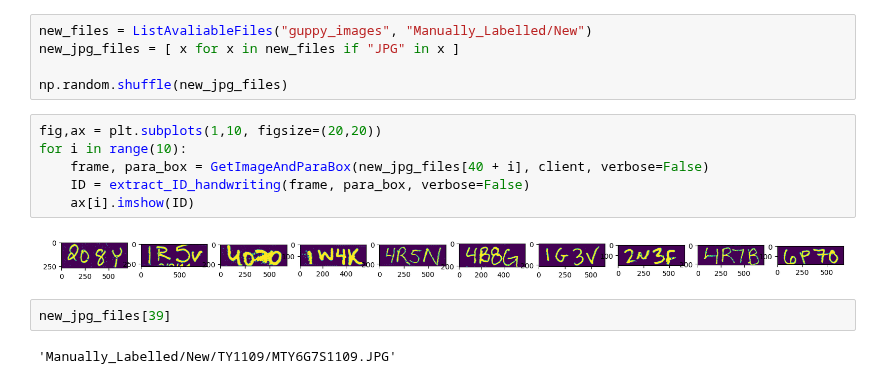
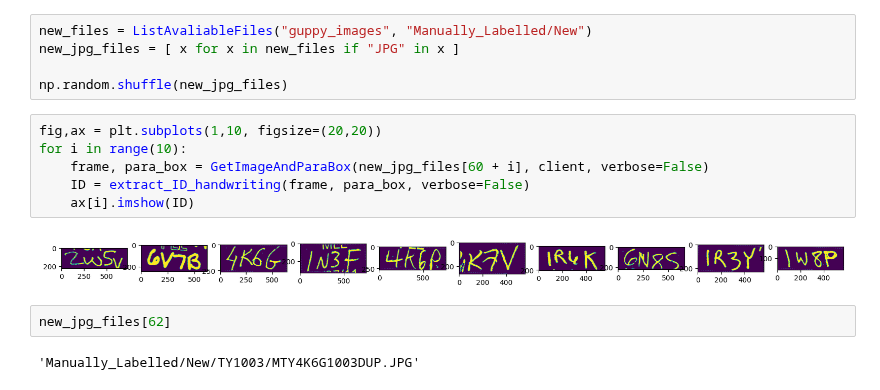
Before and after one commit to Jor-Lee/Guppies, a Jupyter notebook: Python_Files/ML_preprocessing.ipynb, the cells around one changed output. Cells and saved outputs as stored; diff of their text form.

```diff
--- a/Python_Files/ML_preprocessing.ipynb
+++ b/Python_Files/ML_preprocessing.ipynb
@@ -497,12 +540,12 @@ np.random.shuffle(new_jpg_files)
 # %%
 fig,ax = plt.subplots(1,10, figsize=(20,20))
 for i in range(10):
-    frame, para_box = GetImageAndParaBox(new_jpg_files[40 + i], client, verbose=False)
+    frame, para_box = GetImageAndParaBox(new_jpg_files[60 + i], client, verbose=False)
     ID = extract_ID_handwriting(frame, para_box, verbose=False)
     ax[i].imshow(ID)
 # %% [output]
-[figure, old version]
+[figure, new version]
 # %%
-new_jpg_files[39]
+new_jpg_files[62]
 # %% [output]
-'Manually_Labelled/New/TY1109/MTY6G7S1109.JPG'
+'Manually_Labelled/New/TY1003/MTY4K6G1003DUP.JPG'
```
Also changed, not shown: parts of 2 cells of this notebook.
